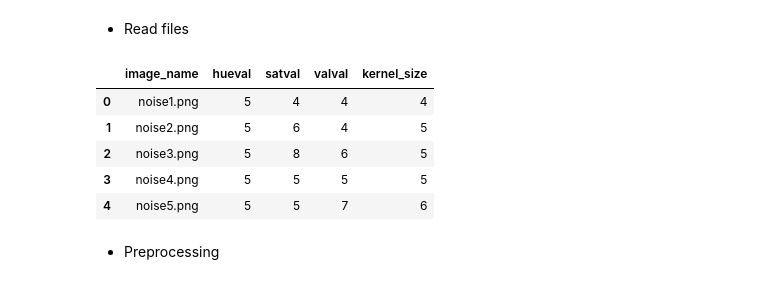
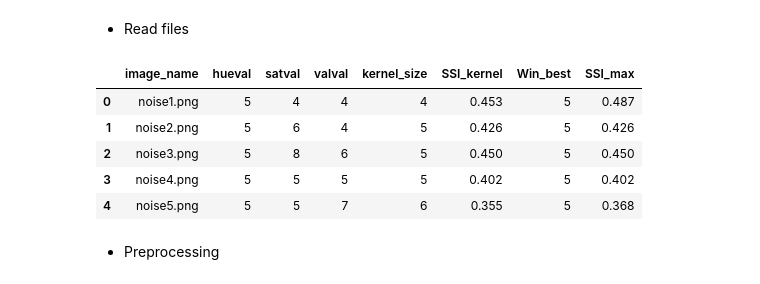
Before and after one commit to Rohanmrao/Image-Despeckling, a Jupyter notebook: main_model.ipynb, the cells around one changed output. Drawn from its saved outputs; the diff is of its cells as text; code cells hidden in the pictures.

```diff
--- a/main_model.ipynb
+++ b/main_model.ipynb
@@ -23,15 +23,15 @@ from sklearn.ensemble import AdaBoostClassifier
 # %% [markdown]
 - Read files
 # %%
-dataframe = pd.read_csv("C:/Users/Kavita/Desktop/Image_Despeckling/Image-Despeckling/spreadsheets/Specklefilter_Data_actual.csv")
+dataframe = pd.read_csv("C:/Users/Rohan Mahesh Rao/Desktop/DIP_project/spreadsheets/Specklefilter_Data_actual.csv")
 dataframe.head()
 # %% [output]
-|  | image_name | hueval | satval | valval | kernel_size |
-| 0 | noise1.png | 5 | 4 | 4 | 4 |
-| 1 | noise2.png | 5 | 6 | 4 | 5 |
-| 2 | noise3.png | 5 | 8 | 6 | 5 |
-| 3 | noise4.png | 5 | 5 | 5 | 5 |
-| 4 | noise5.png | 5 | 5 | 7 | 6 |
+|  | image_name | hueval | satval | valval | kernel_size | SSI_kernel | Win_best | SSI_max |
+| 0 | noise1.png | 5 | 4 | 4 | 4 | 0.453 | 5 | 0.487 |
+| 1 | noise2.png | 5 | 6 | 4 | 5 | 0.426 | 5 | 0.426 |
+| 2 | noise3.png | 5 | 8 | 6 | 5 | 0.450 | 5 | 0.450 |
+| 3 | noise4.png | 5 | 5 | 5 | 5 | 0.402 | 5 | 0.402 |
+| 4 | noise5.png | 5 | 5 | 7 | 6 | 0.355 | 5 | 0.368 |
 # %% [markdown]
 - Preprocessing
 # %%
```
